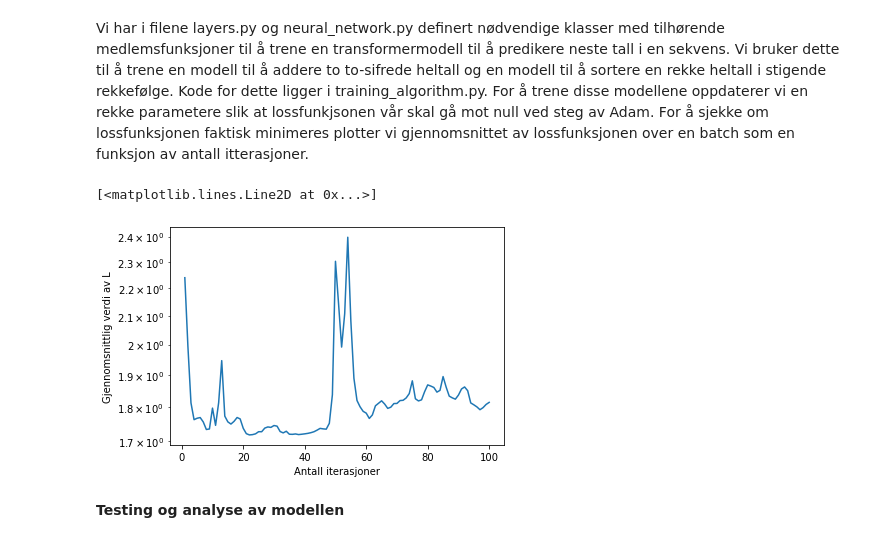
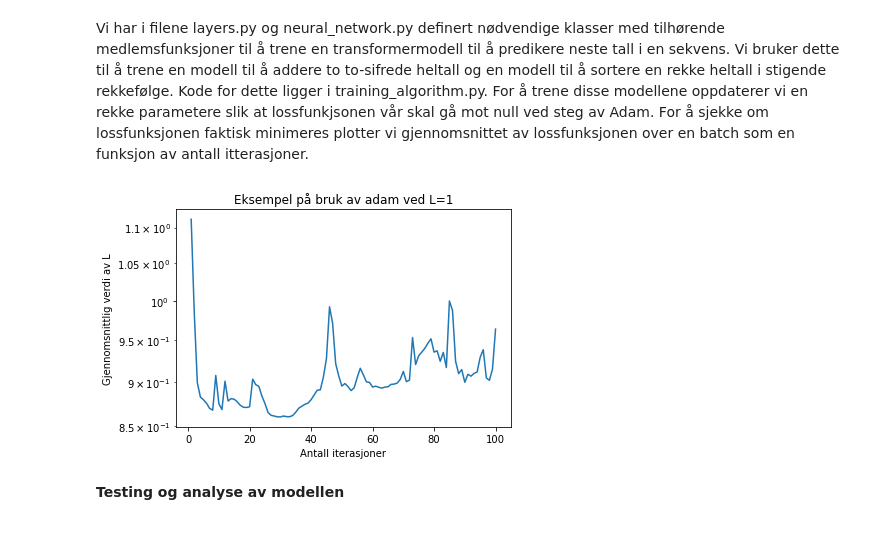
Before and after one commit to CeciliaEide/VitBer_indMat, a Jupyter notebook: prosjekt_2_utlevert_kode/Oppgave3.ipynb, the cells around one changed output. Drawn from its saved outputs; the diff is of its cells as text; code cells hidden in the pictures.

```diff
--- a/prosjekt_2_utlevert_kode/Oppgave3.ipynb
+++ b/prosjekt_2_utlevert_kode/Oppgave3.ipynb
@@ -8,18 +8,19 @@ Vi har i filene layers.py og neural_network.py definert nødvendige klasser med
 # %%
 from training_algorithm import TrainingAlgorithm
 
-nn_adding, mean_losses_adding = TrainingAlgorithm(problem=0, L=2, n_iters=100, step='adam')
+nn_adding, mean_losses_adding = TrainingAlgorithm(problem=0, L=1, n_iters=100, step='adam')
 #nn_sorting, mean_losses_sorting = TrainingAlgorithm(1)
 
 n = np.arange(1, len(mean_losses_adding)+1)
 
 plt.xlabel('Antall iterasjoner')
 plt.ylabel('Gjennomsnittlig verdi av L')
 plt.yscale("log")
 plt.plot(n, mean_losses_adding)
+plt.title("Eksempel på bruk av adam ved L=1")
+plt.show()
 # %% [output]
-[<matplotlib.lines.Line2D at 0x...>]
-[figure, old version]
+[figure, new version]
 # %% [markdown]
 **Testing og analyse av modellen**
 # %% [markdown]
```
Also changed, not shown: parts of 2 cells of this notebook.
